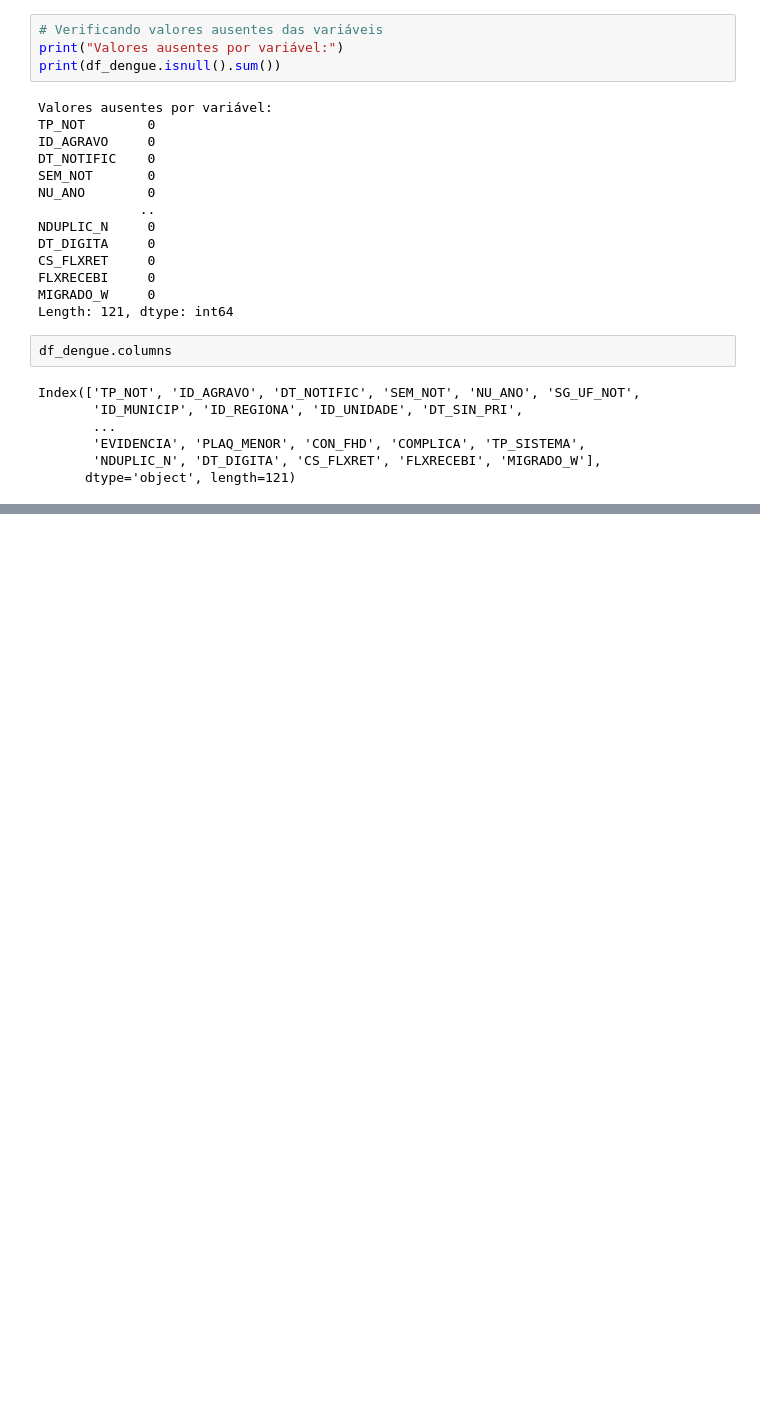
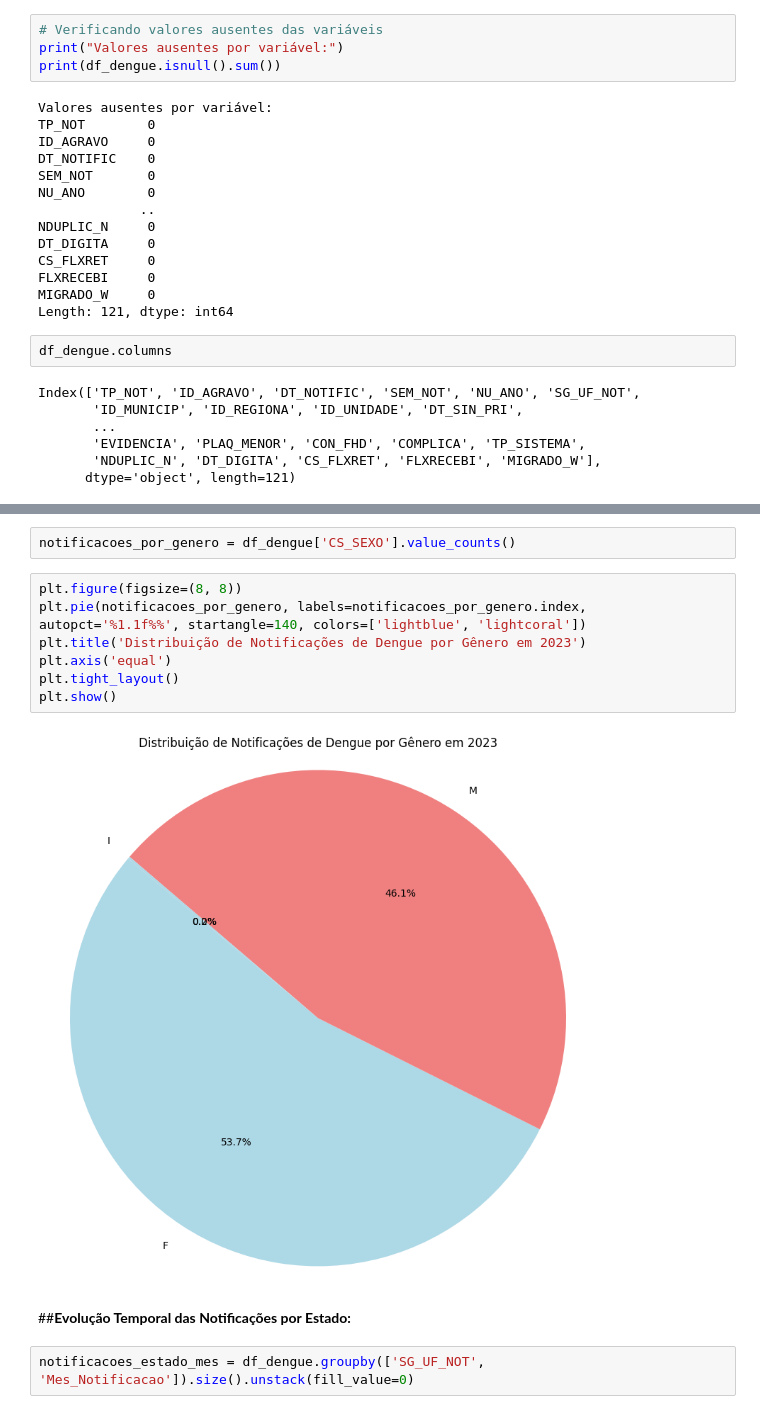
Before and after one commit to Santiagoguii/Big-data, a Jupyter notebook: Dengue2023/Dengue2023.ipynb, the cells around one changed output, grey strips where cells are left out. Cells and saved outputs as stored; diff of their text form; blank space fills up the shorter version.

```diff
--- a/Dengue2023/Dengue2023.ipynb
+++ b/Dengue2023/Dengue2023.ipynb
@@ -119,0 +407,15 @@ Index(['TP_NOT', 'ID_AGRAVO', 'DT_NOTIFIC', 'SEM_NOT', 'NU_ANO', 'SG_UF_NOT',
+# %%
+notificacoes_por_genero = df_dengue['CS_SEXO'].value_counts()
+# %%
+plt.figure(figsize=(8, 8))
+plt.pie(notificacoes_por_genero, labels=notificacoes_por_genero.index, autopct='%1.1f%%', startangle=140, colors=['lightblue', 'lightcoral'])
+plt.title('Distribuição de Notificações de Dengue por Gênero em 2023')
+plt.axis('equal')
+plt.tight_layout()
+plt.show()
+# %% [output]
+[figure, added]
+# %% [markdown]
+##**Evolução Temporal das Notificações por Estado:**
+# %%
+notificacoes_estado_mes = df_dengue.groupby(['SG_UF_NOT', 'Mes_Notificacao']).size().unstack(fill_value=0)
```
Also changed, not shown: parts of 24 cells of this notebook.
